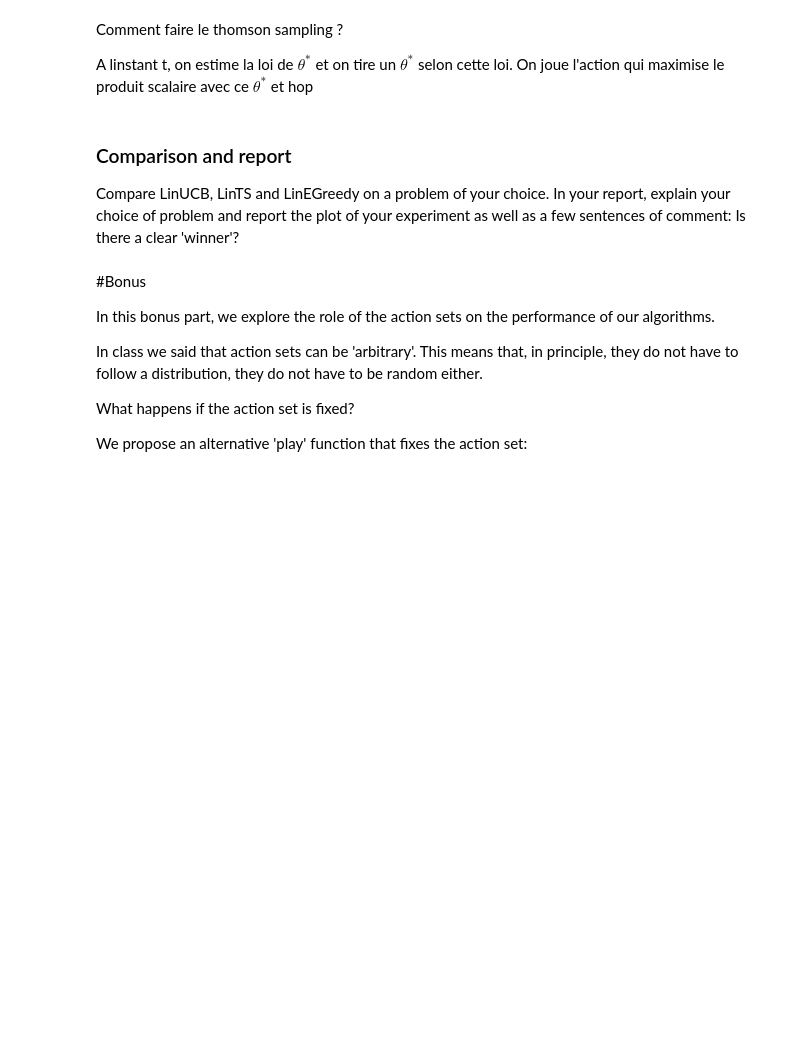
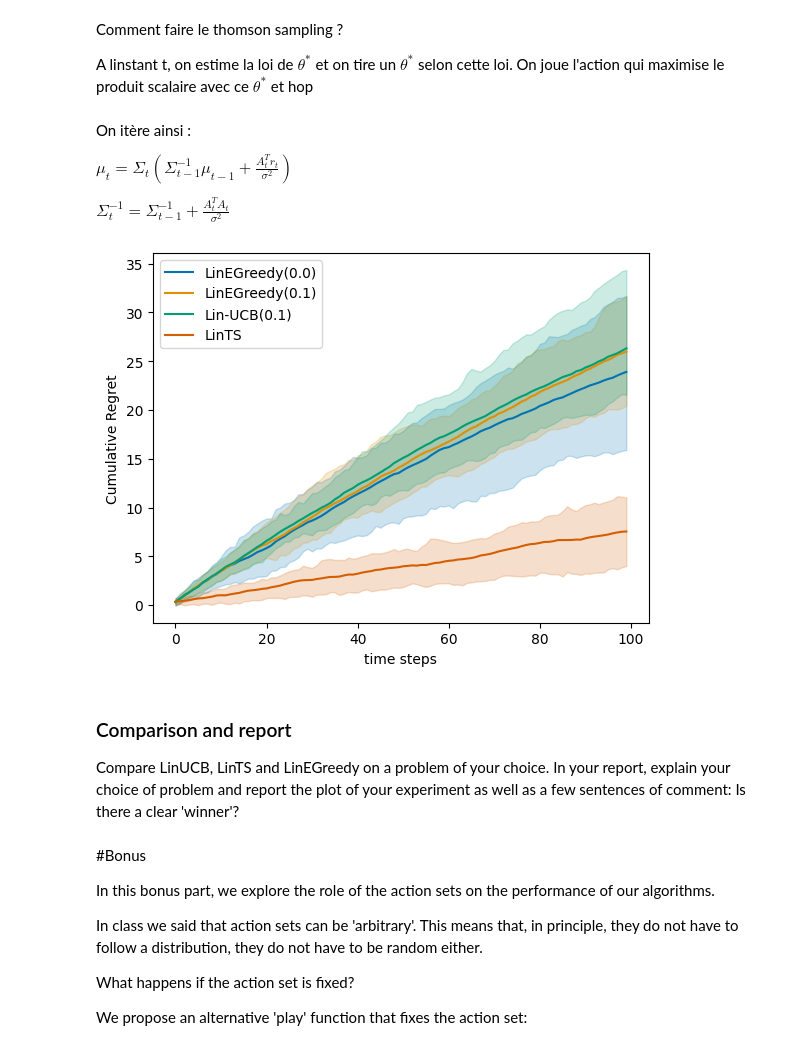
Before and after one commit to gregoirebechade/hw_rl, a Jupyter notebook: StochasticLinearBandits2024_companion_TBC.ipynb, the cells around one changed output. Drawn from its saved outputs; the diff is of its cells as text; code cells hidden in the pictures; blank space fills up the shorter version.

Commit message:
finish lints

```diff
--- a/StochasticLinearBandits2024_companion_TBC.ipynb
+++ b/StochasticLinearBandits2024_companion_TBC.ipynb
@@ -605,0 +592,6 @@ A linstant t, on estime la loi de $\theta^*$ et on tire un $\theta^*$ selon cett
+# %% [markdown]
+On itère ainsi :
+
+$\mu_t = \Sigma_t(\Sigma_{t-1}^{-1} \mu_{t-1} + \frac{A_t^T r_t}{\sigma^2})$
+
+$\Sigma_t^{-1} = \Sigma_{t-1}^{-1} + \frac{A_t^T A_t}{\sigma^2}$
@@ -606,3 +651,27 @@ A linstant t, on estime la loi de $\theta^*$ et on tire un $\theta^*$ selon cett
+# %%
+d = 20  # dimension
+K = 10 # number of arms
+theta = np.ones(d) # another way of getting a 'random vector' (depends on your implementation)
+theta /= np.linalg.norm(theta)
+T = 100  # Finite Horizon
+N = 30  # Monte Carlo simulations
+delta = 0.1 # could be set directly in the algorithms
+sigma = 1.
+#choice of percentile display
+q = 10
+# policies
+
+linucb = LinUCB(d, delta, sigma=sigma, lambda_reg=1.)
+uniform = LinUniform()
+e_greedy = LinEpsilonGreedy(d, lambda_reg=1., eps=0.1)
+greedy = LinEpsilonGreedy(d, lambda_reg=1., eps=0.)
+lints= LinTS(d, sigma=sigma, lambda_reg=1.)
+
+iid_env= LinearBandit(theta, K, var=sigma**2)
+linucb_vs_greedy = experiment(iid_env, [greedy, e_greedy, linucb, lints], Nmc=N, T=T,pseudo_regret=True)
+plot_regret(linucb_vs_greedy)
+# %% [output]
+[figure, added]
 # %% [markdown]
 ### Comparison and report
 
```
Also changed, not shown: parts of 9 cells of this notebook.
